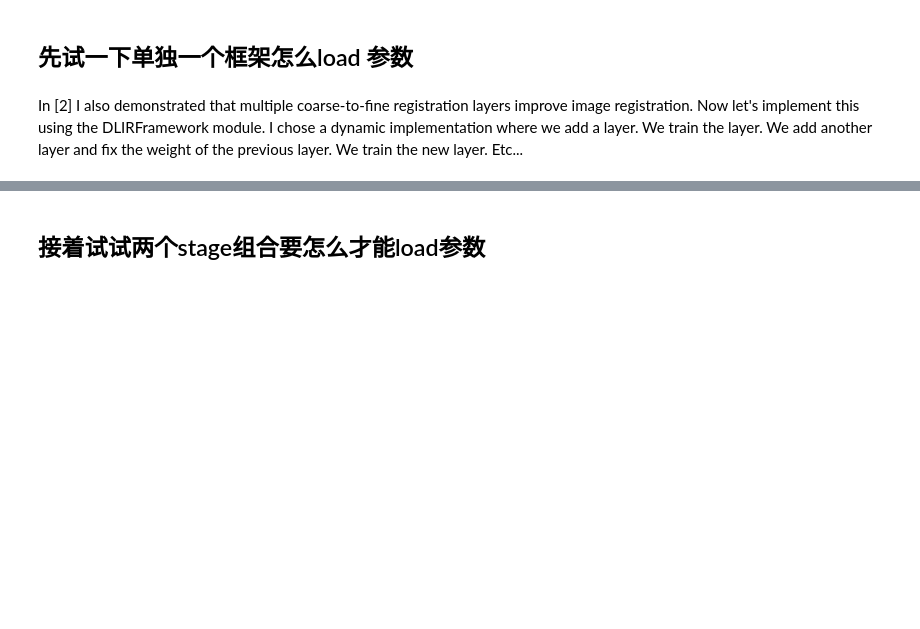
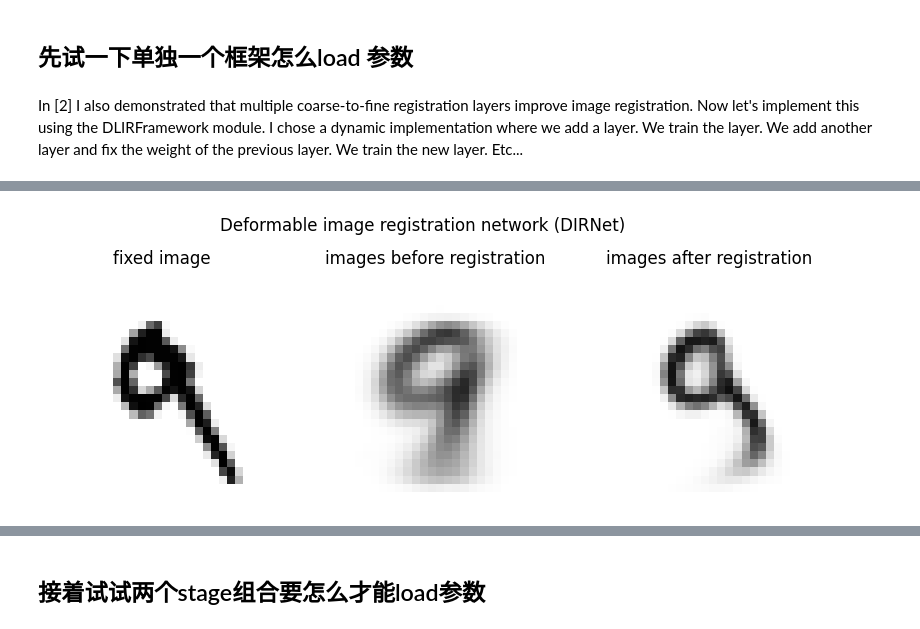
Before and after one commit to Shawn617-Yuan/TorchIR, a Jupyter notebook: MNIST Load Test.ipynb, the cells around one changed output, grey strips where cells are left out. Saved outputs shown, nothing was run; the diff lists cells and outputs as text; code cells hidden in the pictures; blank space fills up the shorter version.

```diff
--- a/MNIST Load Test.ipynb
+++ b/MNIST Load Test.ipynb
@@ -193,0 +227,6 @@ visualize(model2)
+# %%
+model3 = LitDIRNet()
+model3.load_state_dict(torch.load(DEST_DIR / 'mnist_dlir_8.pt'))
+visualize(model3)
+# %% [output]
+[figure, added]
```
Also changed, not shown: parts of 14 cells of this notebook, 13 other files.
